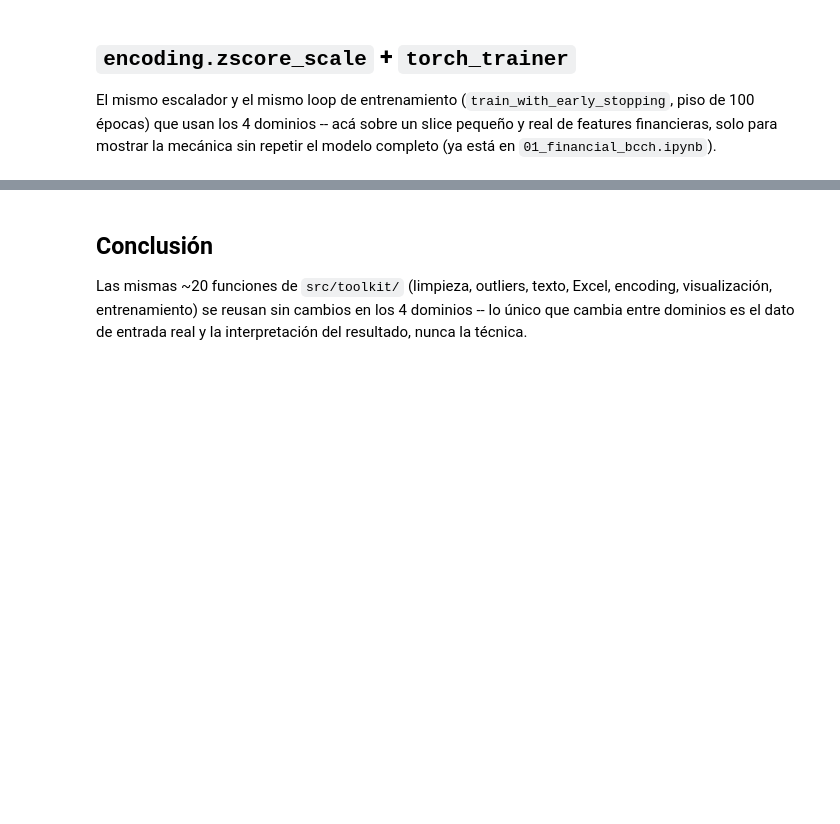
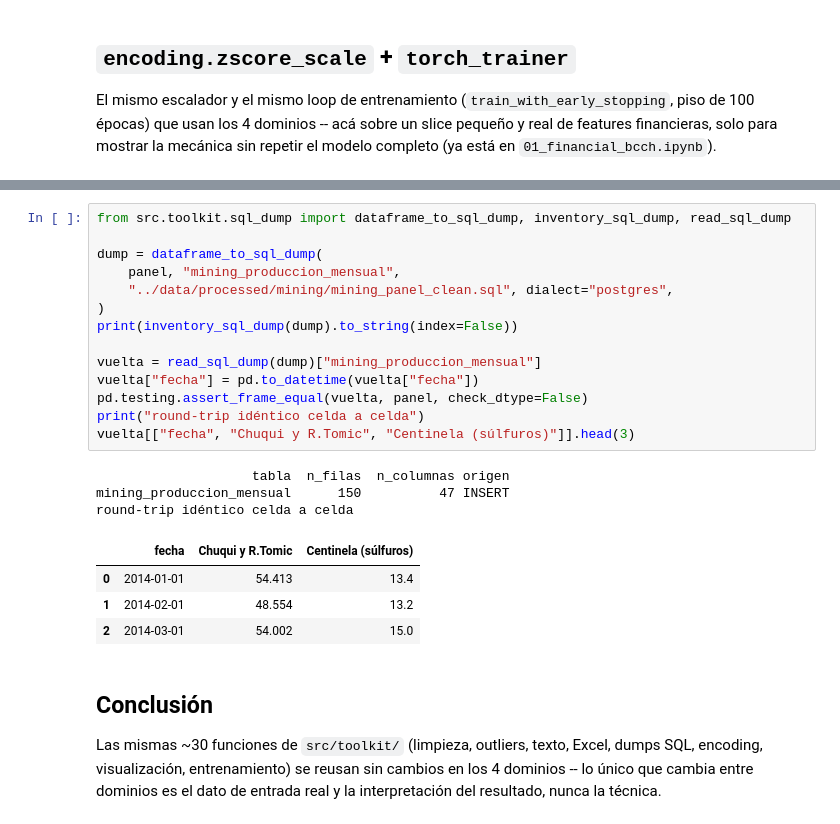
Before and after one commit to Rxyxs/Limpieza_Datos, a Jupyter notebook: notebooks/00_toolkit_demo.ipynb, the cells around one changed output, grey strips where cells are left out. Drawn from its saved outputs; the diff is of its cells as text; blank space fills up the shorter version.

```diff
--- a/notebooks/00_toolkit_demo.ipynb
+++ b/notebooks/00_toolkit_demo.ipynb
@@ -137,7 +255,29 @@ print(f"épocas corridas: {result.epochs_run}, mejor época: {result.best_epoch}
+# %%
+from src.toolkit.sql_dump import dataframe_to_sql_dump, inventory_sql_dump, read_sql_dump
+
+dump = dataframe_to_sql_dump(
+    panel, "mining_produccion_mensual",
+    "../data/processed/mining/mining_panel_clean.sql", dialect="postgres",
+)
+print(inventory_sql_dump(dump).to_string(index=False))
+
+vuelta = read_sql_dump(dump)["mining_produccion_mensual"]
+vuelta["fecha"] = pd.to_datetime(vuelta["fecha"])
+pd.testing.assert_frame_equal(vuelta, panel, check_dtype=False)
+print("round-trip idéntico celda a celda")
+vuelta[["fecha", "Chuqui y R.Tomic", "Centinela (súlfuros)"]].head(3)
+# %% [output]
+                    tabla  n_filas  n_columnas origen
+mining_produccion_mensual      150          47 INSERT
+round-trip idéntico celda a celda
+|  | fecha | Chuqui y R.Tomic | Centinela (súlfuros) |
+| 0 | 2014-01-01 | 54.413 | 13.4 |
+| 1 | 2014-02-01 | 48.554 | 13.2 |
+| 2 | 2014-03-01 | 54.002 | 15.0 |
 # %% [markdown]
 ## Conclusión
 
-Las mismas ~20 funciones de `src/toolkit/` (limpieza, outliers, texto, Excel,
-encoding, visualización, entrenamiento) se reusan sin cambios en los 4
-dominios -- lo único que cambia entre dominios es el dato de entrada real y
+Las mismas ~30 funciones de `src/toolkit/` (limpieza, outliers, texto, Excel,
+dumps SQL, encoding, visualización, entrenamiento) se reusan sin cambios en los
+4 dominios -- lo único que cambia entre dominios es el dato de entrada real y
 la interpretación del resultado, nunca la técnica.
```
Also changed, not shown: parts of 10 cells of this notebook, 11 other files.
